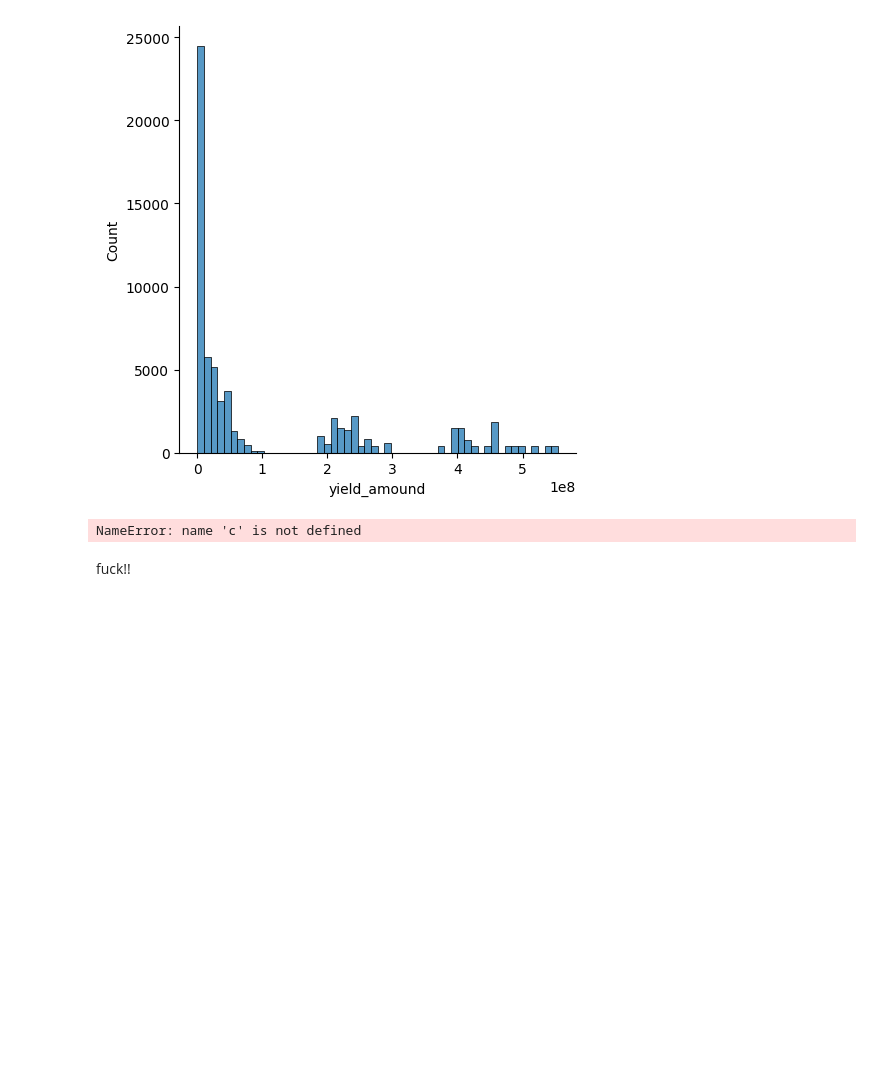
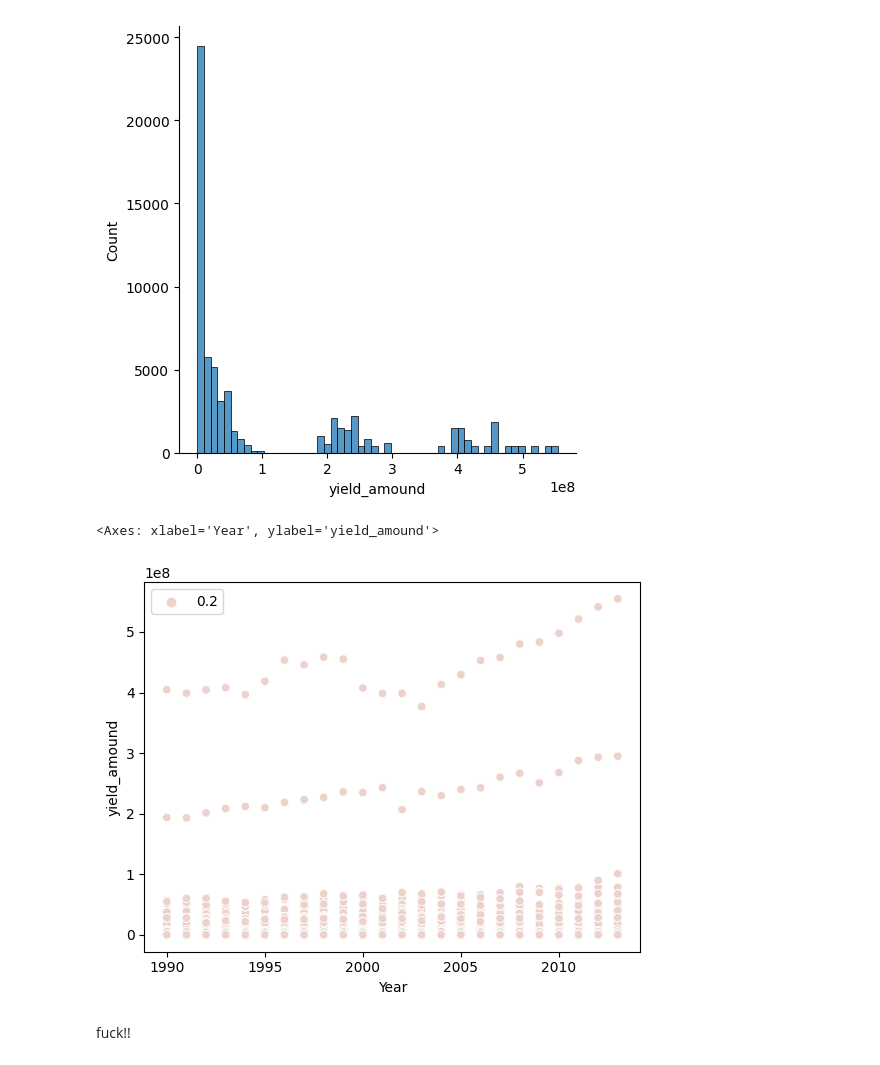
Before and after one commit to LucasJohannsenShadow/AVCD, a Jupyter notebook: working file.ipynb, the cells around one changed output. Cells and saved outputs as stored; diff of their text form; code cells hidden in the pictures; blank space fills up the shorter version.

```diff
--- a/working file.ipynb
+++ b/working file.ipynb
@@ -235,8 +235,9 @@ sns.displot(merged_cereal['yield_amound'])
 <seaborn.axisgrid.FacetGrid at 0x...>
 [figure]
 # %%
-sns.scatterplot(data=merged_cereal, x= "Year", y= "yield_amound", hue= c(0,2))
+sns.scatterplot(data=merged_cereal, x= "Year", y= "yield_amound", hue= 0.2)
 # %% [output]
-NameError: name 'c' is not defined
+<Axes: xlabel='Year', ylabel='yield_amound'>
+[figure, added]
 # %% [markdown]
 fuck!!
```
Also changed, not shown: parts of 3 cells of this notebook.
